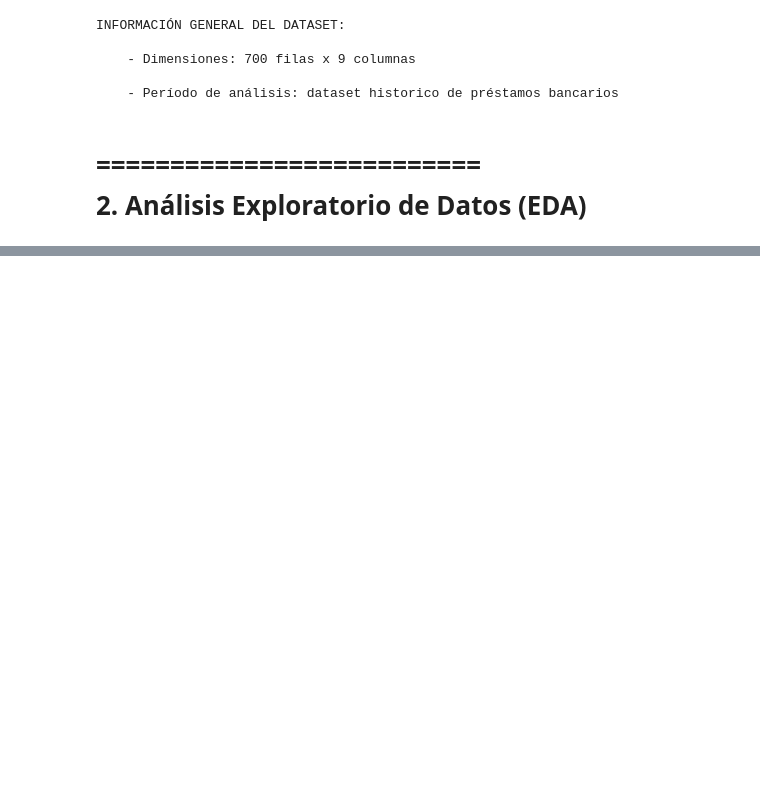
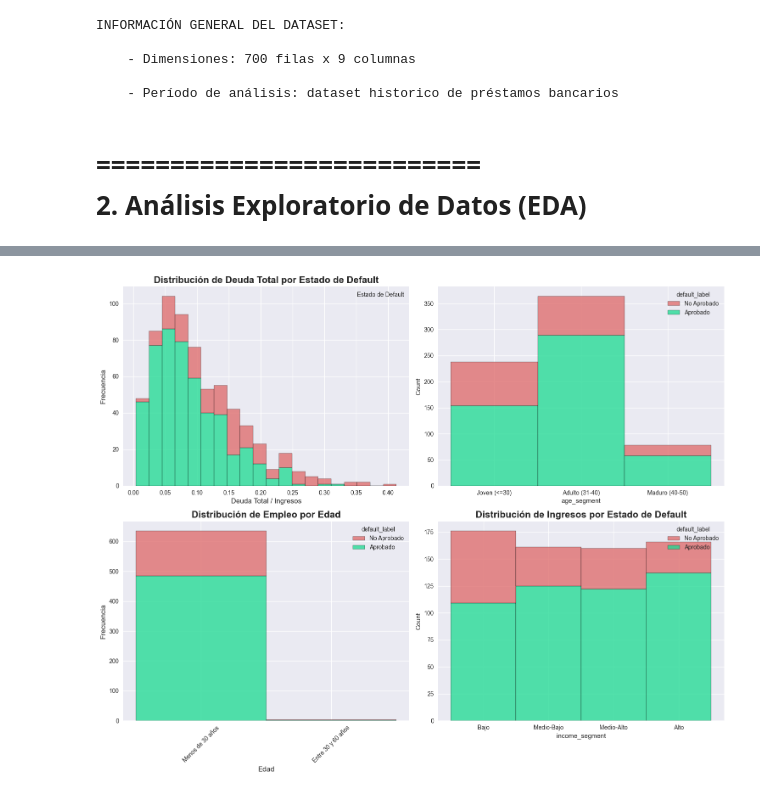
Before and after one commit to beyondAnalysIs/bank_loan, a Jupyter notebook: bank_loan_report.ipynb, the cells around one changed output, grey strips where cells are left out. Cells and saved outputs as stored; diff of their text form; code cells hidden in the pictures; blank space fills up the shorter version.

```diff
--- a/bank_loan_report.ipynb
+++ b/bank_loan_report.ipynb
@@ -56,0 +321,86 @@ INFORMACIÓN GENERAL DEL DATASET:
+# %%
+# crear ratio deuda total vs ingresos
+df['total_debt_ratio'] = (df['creddebt'] + df['othdebt']) / df['income']
+df['total_deb_ratio'] = df['total_debt_ratio'].replace([np.inf, -np.inf], np.nan).fillna(0)
+
+# Análisis estádisticos por default
+print('ESTADÍSTICA POR ESTADO DE DEFAULT:')
+for col in ['age', 'employ', 'income', 'debtinc', 'total_debt_ratio']:
+    if col in df.columns:
+        print(f'\n🔸{col.upper()}')
+        default_stats = df.groupby('default')[col].agg(['count', 'mean', 'std', 'min', 'max']).round(2)
+        print(default_stats)
+
+# Análisis de correlaciones por default
+
+# grafica Ratio por defult
+fig, ax = plt.subplots(2, 2, figsize=(15, 12))
+
+sns.histplot(
+    data=df,
+    x='total_debt_ratio',
+    hue='default_label',
+    multiple='stack',
+    ax=ax[0,0],
+    palette=["#de6767", "#1bda91"],
+    bins=20
+)
+ax[0,0].set_title(
+    'Distribución de Deuda Total por Estado de Default',
+      fontsize=16, fontweight='bold'
+)
+ax[0,0].set_xlabel('Deuda Total / Ingresos', fontsize=12)
+ax[0,0].set_ylabel('Frecuencia', fontsize=12)
+ax[0,0].legend(title='Estado de Default', loc='upper right')
+
+
+# grafica de edad por default
+sns.histplot(
+    data=df,
+    x='age_segment',
+    hue='default_label',
+    multiple='stack',
+    ax=ax[0,1],
+    palette=["#de6767", "#1bda91"]
+)
+ax[1,0].set_title(
+    'Distribución de Edad por Estado de Default',
+    fontsize=16, fontweight='bold'
+)
+ax[1,0].set_xlabel('Edad', fontsize=12)
+ax[1,0].set_ylabel('Frecuencia', fontsize=12)
+ax[1,0].tick_params(axis='x', rotation=45)
+ax[1,0].legend(title='Estado de Default', loc='upper right')
+
+# grafica de ingresos por default
+sns.histplot(
+    data=df,
+    x='income_segment',
+    hue='default_label',
+    multiple='stack',
+    ax=ax[1,1],
+    palette=["#de6767", "#1bda91"]
+)
+
+ax[1,1].set_title(
+    'Distribución de Ingresos por Estado de Default',
+    fontsize=16, fontweight='bold'
+)
+
+# ignorar subplot no utilizado
+sns.histplot(
+    data=df,
+    x='employ_segment',
+    hue='default_label',
+    multiple='stack',
+    ax=ax[1,0],
+    palette=["#de6767", "#1bda91"]
+)
+ax[1,0].set_title(
+    'Distribución de Empleo por Edad',
+    fontsize=16, fontweight='bold'
+)
+
+plt.tight_layout()
+plt.show()
+# %% [output]
@@ -56,0 +424 @@ INFORMACIÓN GENERAL DEL DATASET:
+[figure, added]
```
Also changed, not shown: parts of 15 cells of this notebook, 1 other file.
